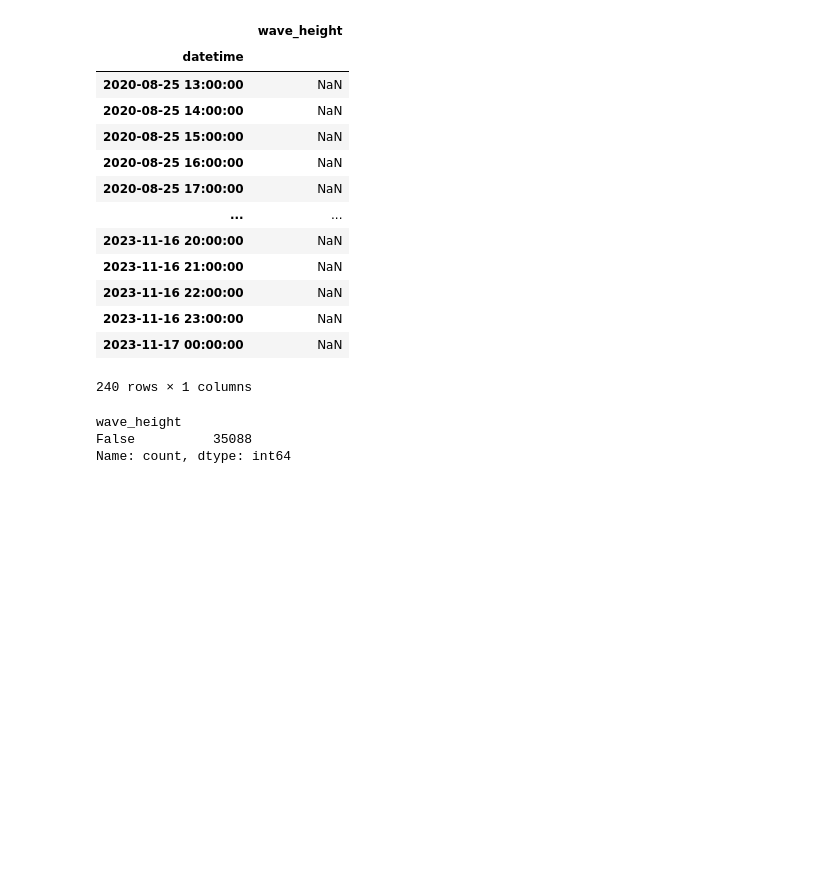
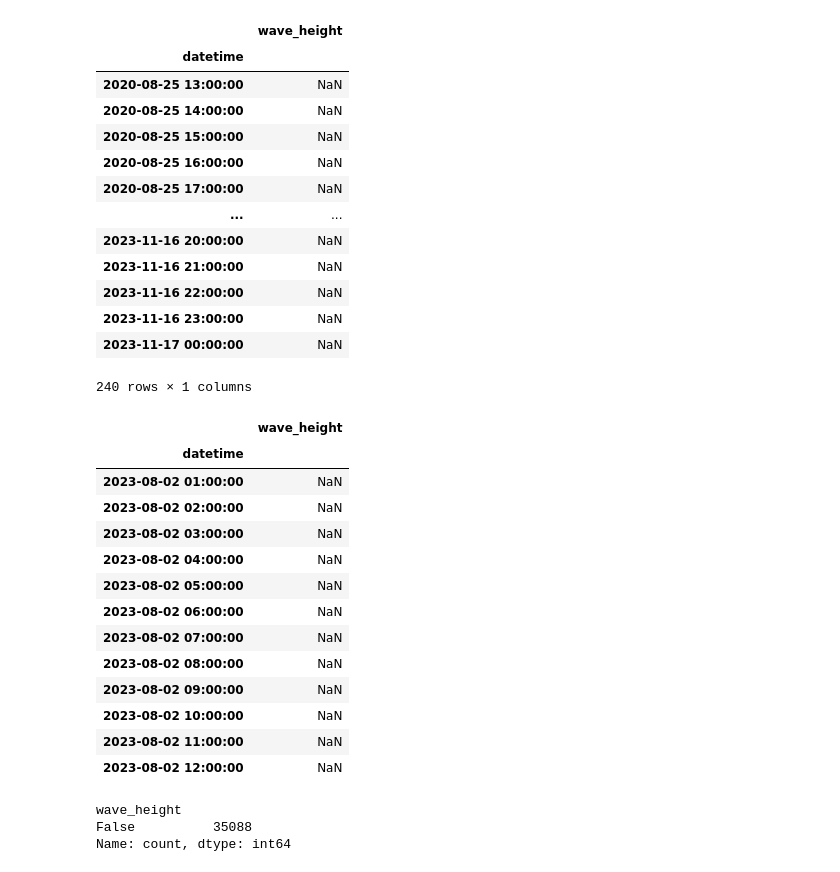
Before and after one commit to AlvaroCorrales/wave-height-prediction, a Jupyter notebook: Process data.ipynb, the cells around one changed output. Drawn from its saved outputs; the diff is of its cells as text; code cells hidden in the pictures; blank space fills up the shorter version.

```diff
--- a/Process data.ipynb
+++ b/Process data.ipynb
@@ -114,6 +114,25 @@ df[df['wave_height'].isnull()]
 | 2023-11-16 23:00:00 | NaN |
 | 2023-11-17 00:00:00 | NaN |
 240 rows × 1 columns
+# %%
+df[df['wave_height'].isnull() &
+                 (df.index.month.isin([7, 8, 9])) &
+                 (df.index.year == 2023)]
+# %% [output]
+|  | wave_height |
+| datetime |  |
+| 2023-08-02 01:00:00 | NaN |
+| 2023-08-02 02:00:00 | NaN |
+| 2023-08-02 03:00:00 | NaN |
+| 2023-08-02 04:00:00 | NaN |
+| 2023-08-02 05:00:00 | NaN |
+| 2023-08-02 06:00:00 | NaN |
+| 2023-08-02 07:00:00 | NaN |
+| 2023-08-02 08:00:00 | NaN |
+| 2023-08-02 09:00:00 | NaN |
+| 2023-08-02 10:00:00 | NaN |
+| 2023-08-02 11:00:00 | NaN |
+| 2023-08-02 12:00:00 | NaN |
 # %%
 # Impute missing values
 # ==============================================================================
```
Also changed, not shown: parts of 1 cell of this notebook.
